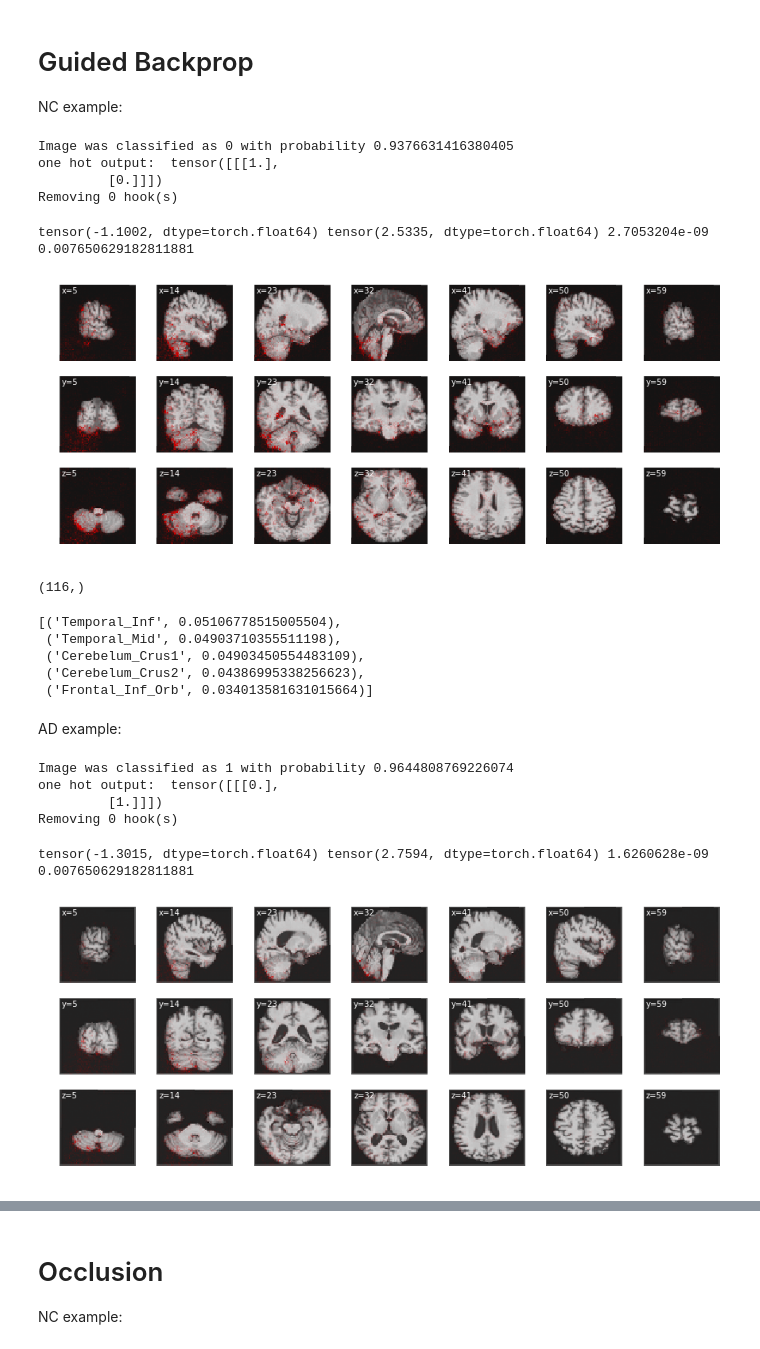
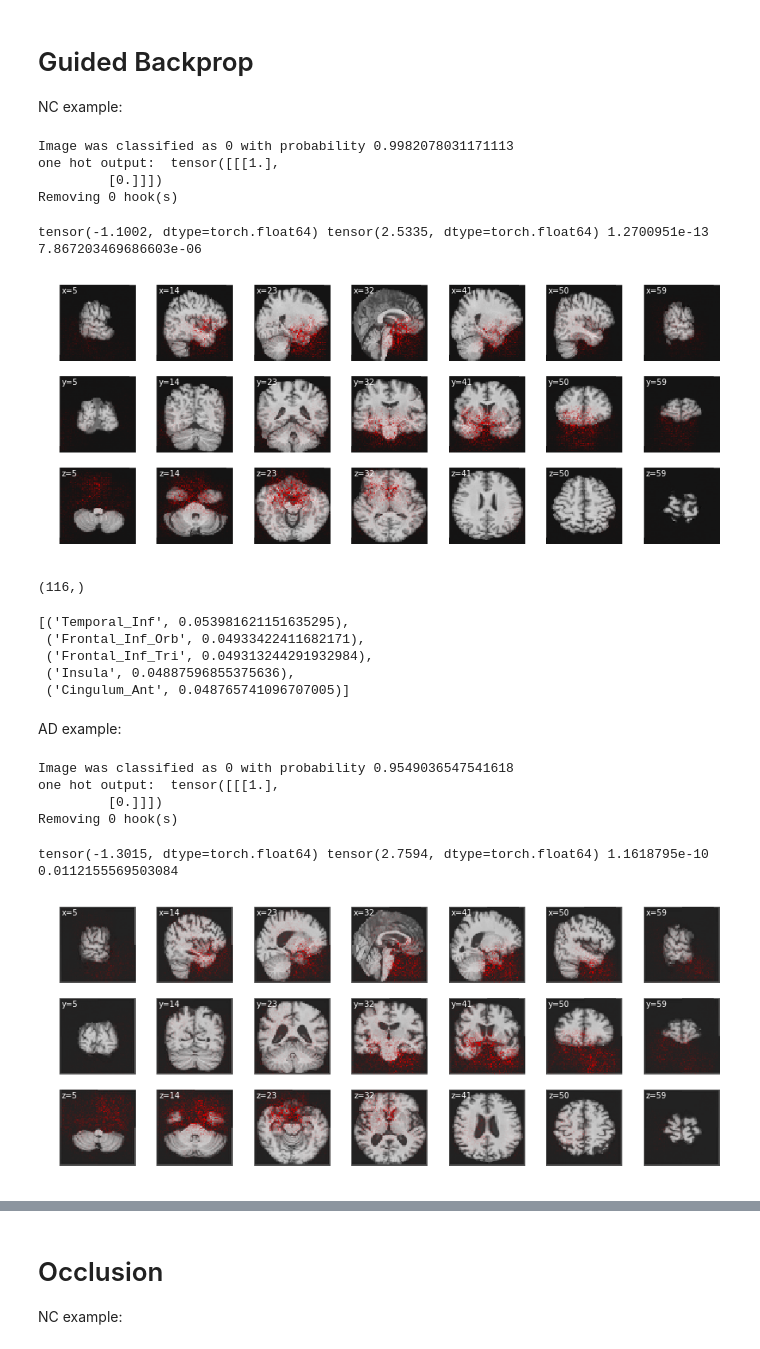
Before and after one commit to kathyfan/cs231n-adni, a Jupyter notebook: new_code/occlusion_backprop_vis.ipynb, the cells around one changed output, grey strips where cells are left out. Cells and saved outputs as stored; diff of their text form; code cells hidden in the pictures.

```diff
--- a/new_code/occlusion_backprop_vis.ipynb
+++ b/new_code/occlusion_backprop_vis.ipynb
@@ -70,7 +72,7 @@ net = model.SingleTimestep3DCNN(in_num_ch=1, img_size=(64,64,64), inter_num_ch=1
 # %%
 # net.load_state_dict(torch.load('../ckpt/2020_5_5_21_44/model_best.pth.tar')['model'])
 # %%
-net.load_state_dict(torch.load('../ckpt/2020_5_13_1_30/epoch004.pth.tar')['model'])
+net.load_state_dict(torch.load('../ckpt/2020_5_18_16_42/epoch031.pth.tar')['model'])
 # %% [output]
 <All keys matched successfully>
 # %%
@@ -181,40 +183,40 @@ NC example:
 # %%
 relevance_map_guided_neg = interpretation.guided_backprop(net, test_data[11], cuda=False, verbose=True)
 # %% [output]
-Image was classified as 0 with probability 0.9376631416380405
+Image was classified as 0 with probability 0.9982078031171113
 one hot output:  tensor([[[1.],
          [0.]]])
 Removing 0 hook(s)
 # %%
 vis_utils.plot_slices(neg_ex, overlay=relevance_map_guided_neg[0],
-                  overlay_vmax=np.percentile(relevance_map_guided, 99.9))
+                  overlay_vmax=np.percentile(relevance_map_guided_neg, 99.9))
 # %% [output]
-tensor(-1.1002, dtype=torch.float64) tensor(2.5335, dtype=torch.float64) 2.7053204e-09 0.007650629182811881
+tensor(-1.1002, dtype=torch.float64) tensor(2.5335, dtype=torch.float64) 1.2700951e-13 7.867203469686603e-06
-[figure, old version]
+[figure, new version]
 # %%
 get_relevance_per_area(relevance_map_guided_neg[0])[:5]
 # %% [output]
 (116,)
-[('Temporal_Inf', 0.05106778515005504),
- ('Temporal_Mid', 0.04903710355511198),
- ('Cerebelum_Crus1', 0.04903450554483109),
- ('Cerebelum_Crus2', 0.04386995338256623),
- ('Frontal_Inf_Orb', 0.034013581631015664)]
+[('Temporal_Inf', 0.053981621151635295),
+ ('Frontal_Inf_Orb', 0.04933422411682171),
+ ('Frontal_Inf_Tri', 0.049313244291932984),
+ ('Insula', 0.04887596855375636),
+ ('Cingulum_Ant', 0.048765741096707005)]
 # %% [markdown]
 AD example:
 # %%
 relevance_map_guided_pos = interpretation.guided_backprop(net, test_data[500], cuda=False, verbose=True)
 # %% [output]
-Image was classified as 1 with probability 0.9644808769226074
-one hot output:  tensor([[[0.],
-         [1.]]])
+Image was classified as 0 with probability 0.9549036547541618
+one hot output:  tensor([[[1.],
+         [0.]]])
 Removing 0 hook(s)
 # %%
 vis_utils.plot_slices(pos_ex, overlay=relevance_map_guided_pos[0],
-                  overlay_vmax=np.percentile(relevance_map_guided, 99.9))
+                  overlay_vmax=np.percentile(relevance_map_guided_pos, 99.9))
 # %% [output]
-tensor(-1.3015, dtype=torch.float64) tensor(2.7594, dtype=torch.float64) 1.6260628e-09 0.007650629182811881
+tensor(-1.3015, dtype=torch.float64) tensor(2.7594, dtype=torch.float64) 1.1618795e-10 0.0112155569503084
-[figure, old version]
+[figure, new version]
 # %%
 get_relevance_per_area(relevance_map_guided_pos[0])[:5]
 # %% [output]
```
Also changed, not shown: parts of 20 cells of this notebook.
